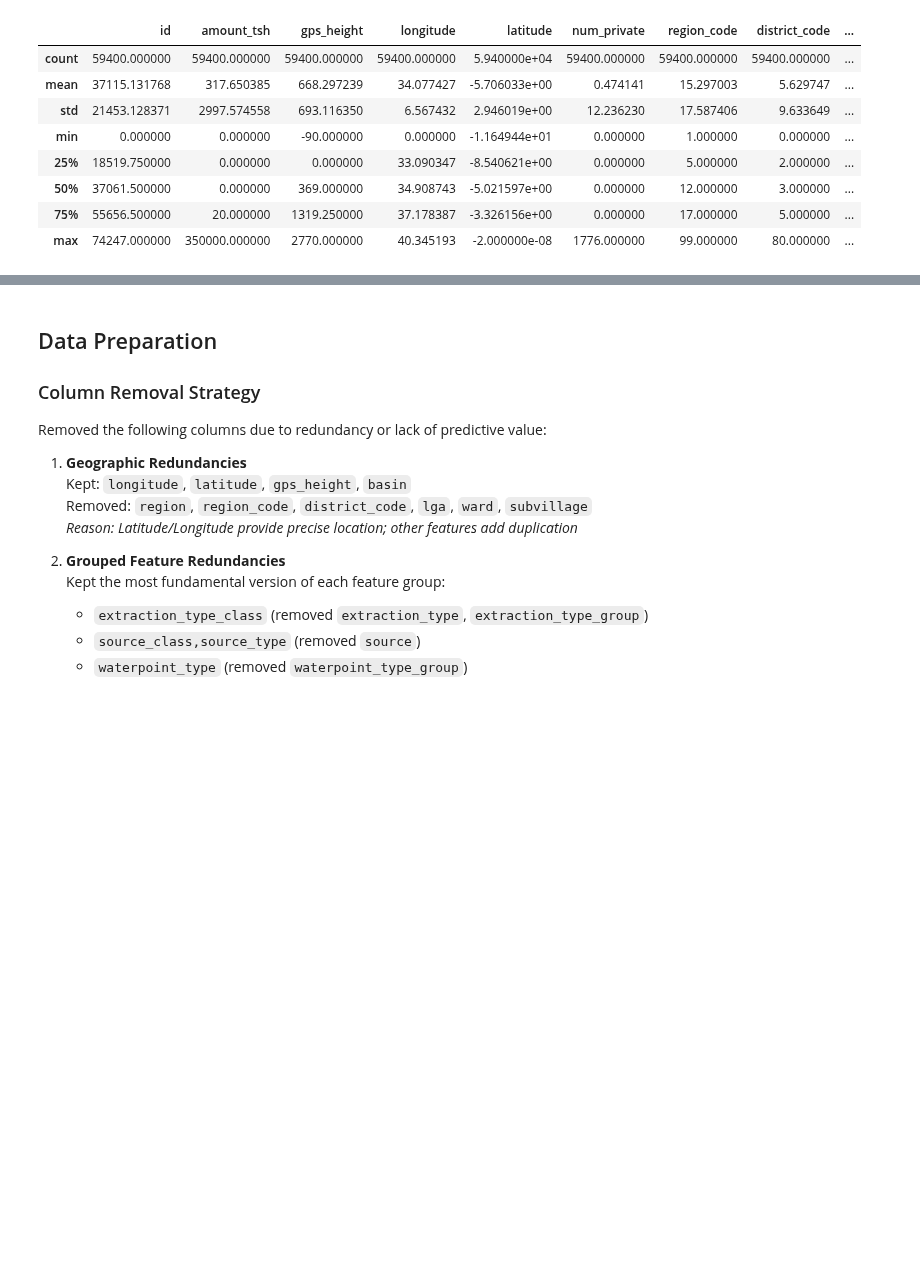
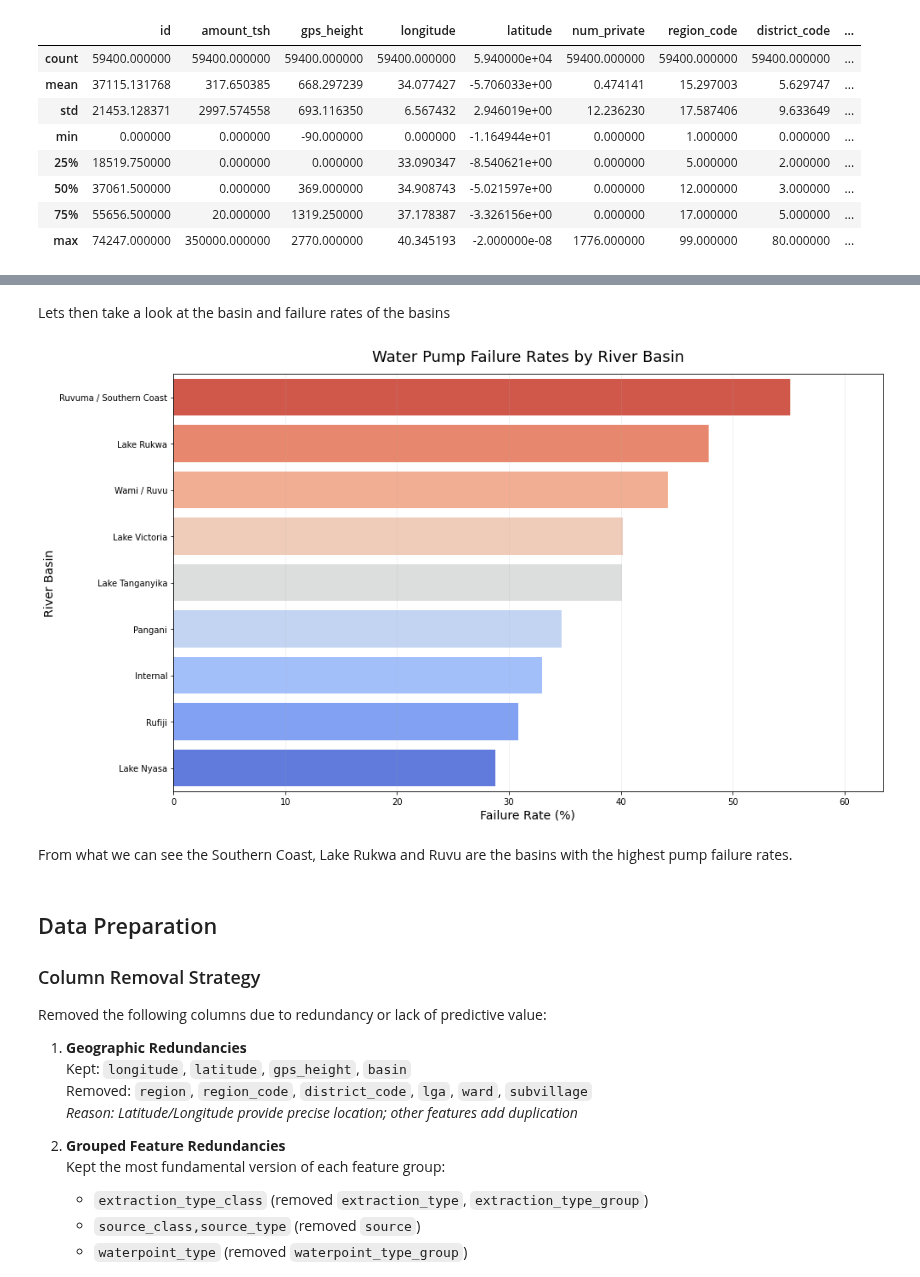
Before and after one commit to FrancisNdirangu/Pump_it_up_Dataset, a Jupyter notebook: notebook.ipynb, the cells around one changed output, grey strips where cells are left out. Saved outputs shown, nothing was run; the diff lists cells and outputs as text; code cells hidden in the pictures; blank space fills up the shorter version.

```diff
--- a/notebook.ipynb
+++ b/notebook.ipynb
@@ -138,3 +211,30 @@ df.describe()
+# %% [markdown]
+Lets then take a look at the basin and failure rates of the basins
+# %%
+# Calculate failure rates per basin
+basin_failure = df.groupby('basin')['status_group'].apply(
+    lambda x: (x == 'non functional').mean() * 100
+).sort_values(ascending=False)
+
+# Create visualization
+plt.figure(figsize=(14, 8))
+ax = sns.barplot(x=basin_failure.values, y=basin_failure.index,
+                 palette='coolwarm_r', saturation=0.9)
+
+
+
+# Formatting
+plt.title('Water Pump Failure Rates by River Basin', fontsize=18, pad=15)
+plt.xlabel('Failure Rate (%)', fontsize=14)
+plt.ylabel('River Basin', fontsize=14)
+plt.xlim(0, basin_failure.max() * 1.15)  # Add margin for annotations
+plt.grid(axis='x', alpha=0.2)
+plt.tight_layout()
+plt.show()
+# %% [output]
+[figure, added]
+# %% [markdown]
+From what we can see the Southern Coast, Lake Rukwa and Ruvu are the basins with the highest pump failure rates.
 # %% [markdown]
 ## Data Preparation
 
```
Also changed, not shown: parts of 9 cells of this notebook.
